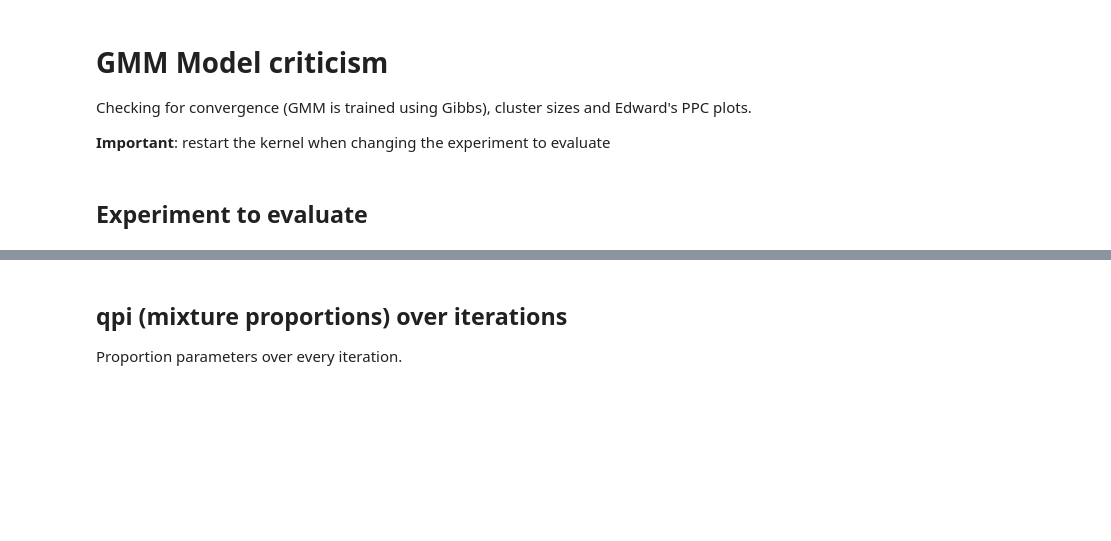
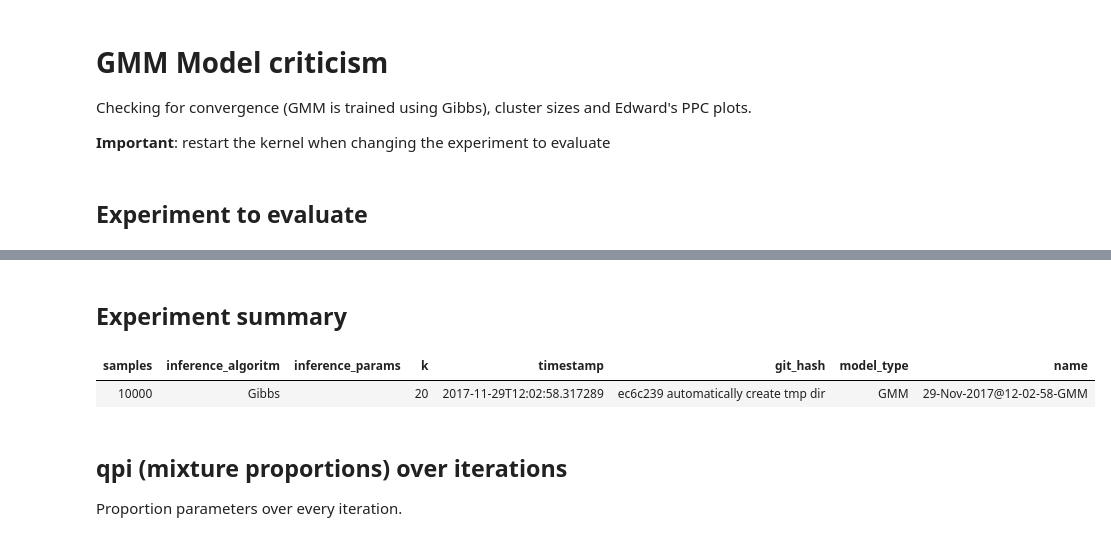
Before and after one commit to edublancas/neural-clustering, a Jupyter notebook: notebooks/4-1-model-criticism-GMM.ipynb, the cells around one changed output, grey strips where cells are left out. Cells and saved outputs as stored; diff of their text form; code cells hidden in the pictures; blank space fills up the shorter version.

```diff
--- a/notebooks/4-1-model-criticism-GMM.ipynb
+++ b/notebooks/4-1-model-criticism-GMM.ipynb
@@ -47,3 +44,10 @@ NameError: name 'exp' is not defined
+# %% [markdown]
+## Experiment summary
+# %%
+summarize_experiment(cfg, EXPERIMENT_NAME)
+# %% [output]
+| samples | inference_algoritm | inference_params | k | timestamp | git_hash | model_type | name |
+| 10000 | Gibbs |  | 20 | 2017-11-29T12:02:58.317289 | ec6c239 automatically create tmp dir | GMM | 29-Nov-2017@12-02-58-GMM |
 # %% [markdown]
 ## qpi (mixture proportions) over iterations
 
```
Also changed, not shown: parts of 14 cells of this notebook, 4 other files.
